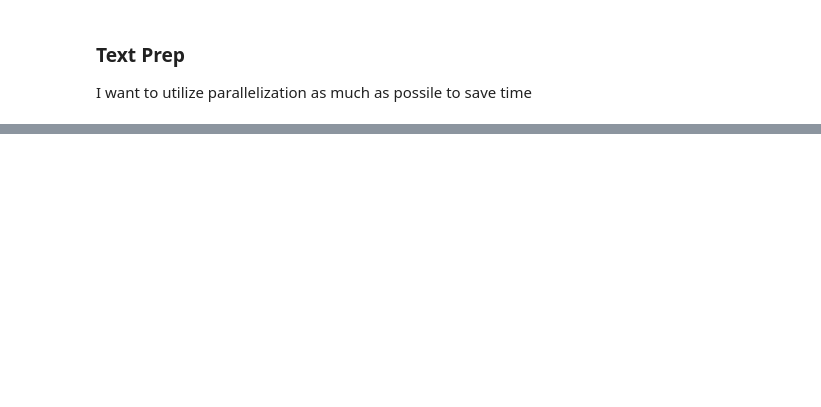
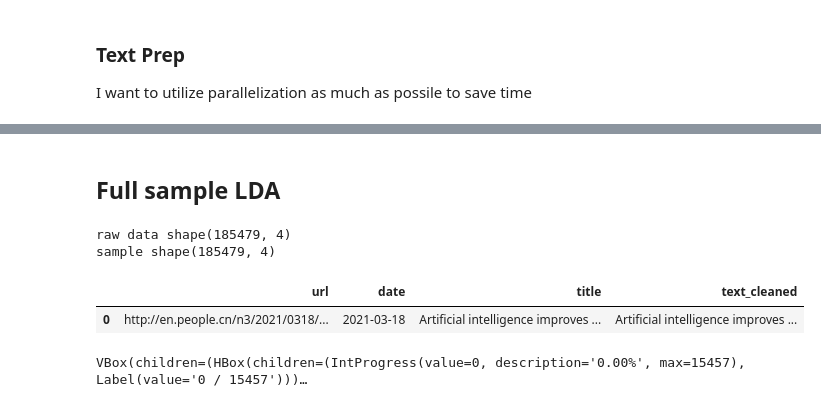
Before and after one commit to hjiangAnthony/nlp_AI_news_anlaysis, a Jupyter notebook: Scripts/nlp_final_2_01_LDA.ipynb, the cells around one changed output, grey strips where cells are left out. Saved outputs shown, nothing was run; the diff lists cells and outputs as text; code cells hidden in the pictures; blank space fills up the shorter version.

Commit message:
Full Sample LDA

```diff
--- a/Scripts/nlp_final_2_01_LDA.ipynb
+++ b/Scripts/nlp_final_2_01_LDA.ipynb
@@ -250,8 +91,0 @@ KeyboardInterrupt:
-# %%
-checkpoint_path = '/home/anthony/projects/nlp_runtime/'
-
-# save the limmatized data to txt
-path = checkpoint_path + '/' + 'data_lemmatized.txt'
-with open(path, 'w') as f:
-    for item in data_lemmatized:
-        f.write("%s\n" % item)
@@ -455,0 +171,22 @@ pyLDAvis.display(lda_display)
+# %% [markdown]
+## Full sample LDA
+# %%
+# read data
+#df_raw = pd.read_parquet(bucket_read, engine='pyarrow')
+
+# take a sample
+df = df_raw #.sample(50000, random_state=42)
+
+print(f'raw data shape{df_raw.shape}')
+print(f'sample shape{df.shape}')
+df.head(1)
+# %% [output]
+raw data shape(185479, 4)
+sample shape(185479, 4)
+|  | url | date | title | text_cleaned |
+| 0 | http://en.people.cn/n3/2021/0318/... | 2021-03-18 | Artificial intelligence improves ... | Artificial intelligence improves ... |
+# %%
+# keep top 40% of the text_cleaned
+df['text_lda'] = df['text_cleaned'].parallel_apply(lambda x: x[:int(len(x)*0.4)])
+# %% [output]
+VBox(children=(HBox(children=(IntProgress(value=0, description='0.00%', max=15457), Label(value='0 / 15457')))…
```
Also changed, not shown: parts of 63 cells of this notebook.
